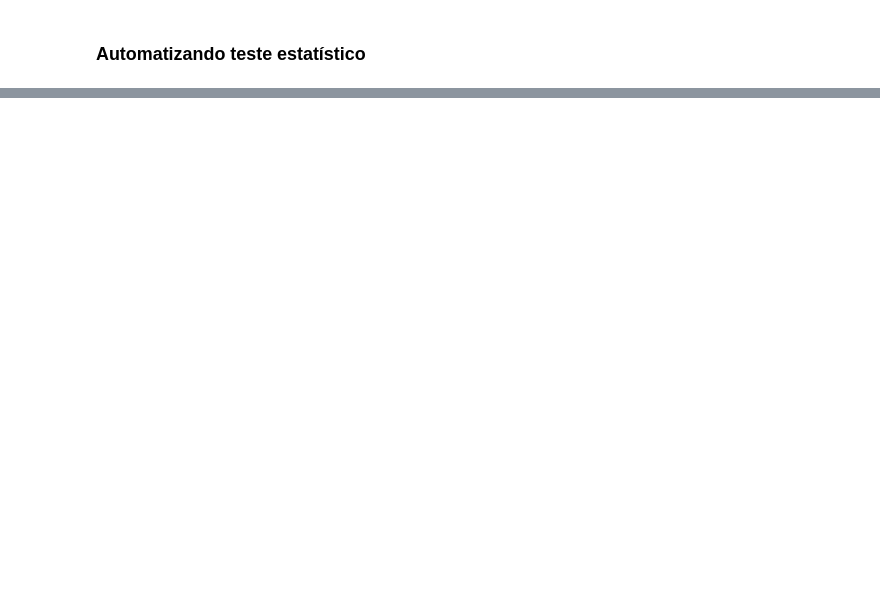
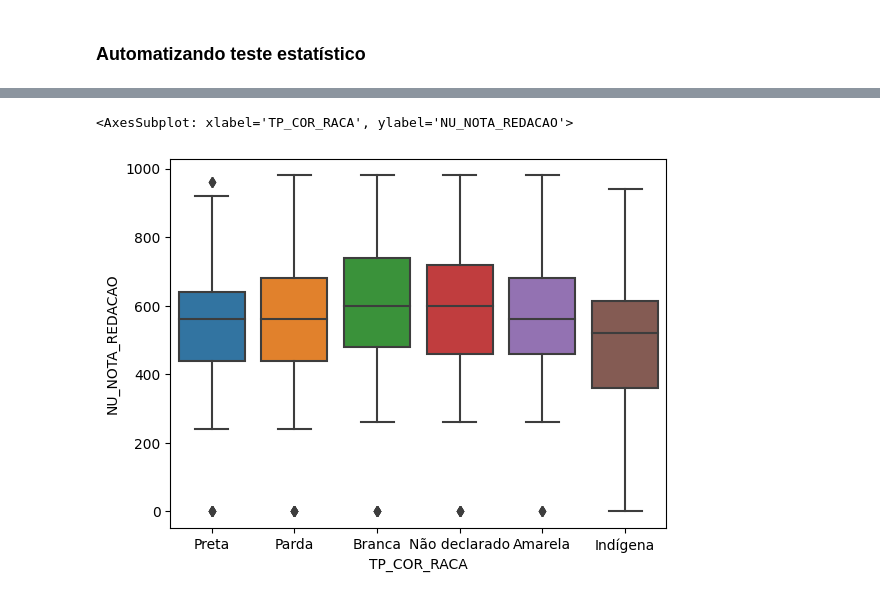
Before and after one commit to xpcosmos/injestao-dados-enem-SQL, a Jupyter notebook: src/analises.ipynb, the cells around one changed output, grey strips where cells are left out. Cells and saved outputs as stored; diff of their text form; code cells hidden in the pictures; blank space fills up the shorter version.

Commit message:
Realização de novas amostras e automação de testes de hipoteses

```diff
--- a/src/analises.ipynb
+++ b/src/analises.ipynb
@@ -221,0 +158,3 @@ $ p-value > \alpha $, portando não podemos descartar $H_0$ <br><br>
+# %%
+amostras_estratificadas = pd.read_csv('/Users/mikeiasoliveira/Documents/Projetos/análise_dados_enem/analise-dados-enem/dados/amostras/amostra-estratificada-raca.csv', sep =';')
+amostras_estratificadas.TP_COR_RACA.replace({0:'Não declarado', 1:'Branca', 2:'Preta', 3:'Parda', 4:'Amarela', 5:'Indígena'}, inplace = True)
@@ -221,0 +253,5 @@ $ p-value > \alpha $, portando não podemos descartar $H_0$ <br><br>
+# %%
+sns.boxplot(amostras_estratificadas, x = 'TP_COR_RACA', y ='NU_NOTA_REDACAO')
+# %% [output]
+<AxesSubplot: xlabel='TP_COR_RACA', ylabel='NU_NOTA_REDACAO'>
+[figure, added]
```
Also changed, not shown: parts of 53 cells of this notebook, 3 other files.
